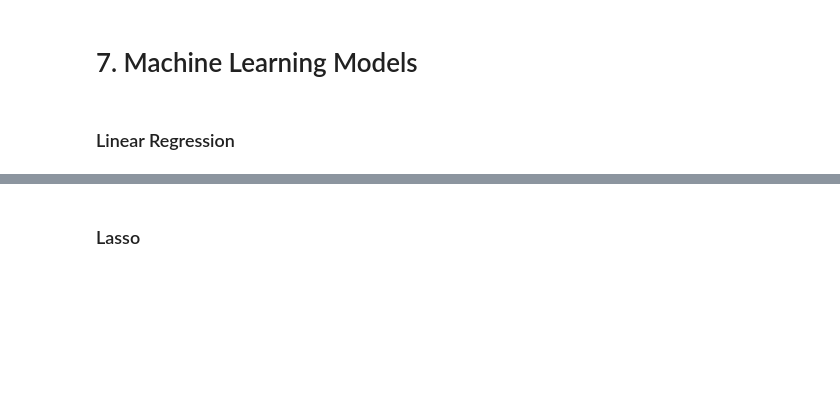
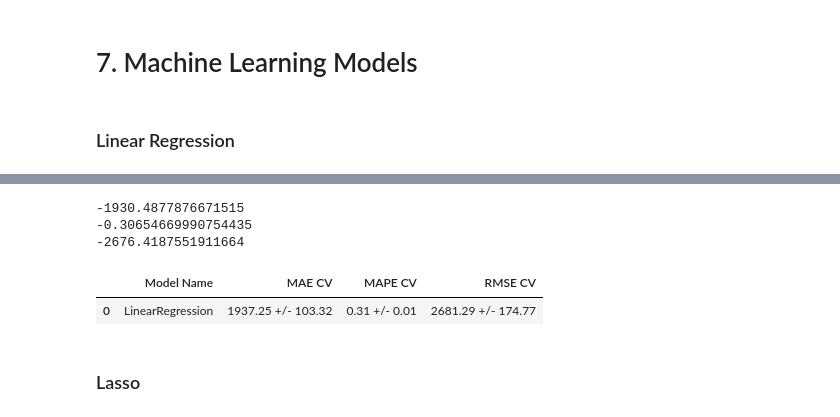
Before and after one commit to lucasstelm/rossman_sales, a Jupyter notebook: notebooks/rossman_sales_prediction.ipynb, the cells around one changed output, grey strips where cells are left out. Cells and saved outputs as stored; diff of their text form; code cells hidden in the pictures; blank space fills up the shorter version.

```diff
--- a/notebooks/rossman_sales_prediction.ipynb
+++ b/notebooks/rossman_sales_prediction.ipynb
@@ -362,2 +404,32 @@ column_transformer = ColumnTransformer(
+# %%
+class Encoder(BaseEstimator, TransformerMixin):
+    def __init__(self):
+        pass
+
+    def fit(self, X, y=None):
+
+        self.state_holiday_encoder = OneHotEncoder(handle_unknown='ignore').fit(X[['state_holiday']])
+        self.state_holiday_new_columns = self.state_holiday_encoder.get_feature_names_out()
+
+        self.store_type_encoder = OneHotEncoder(handle_unknown='ignore').fit(X[['store_type']])
+        self.store_type_new_columns = self.store_type_encoder.get_feature_names_out()
+
+        return self
+
+    def transform(self, X):
+
+        X = X.copy()
+
+        # ENCODING CATEGORICAL FEATURES
+        X['assortment'] = X['assortment'].map({'a': 1, 'b': 2, 'c': 3})
+        X['state_holiday'] = X['state_holiday'].map({'a': 'public_holiday', 'b': 'easter', 'c': 'christmas', '0': 'not_holiday'})
+
+        state_holiday_encoded = pd.DataFrame(self.state_holiday_encoder.transform(X[['state_holiday']]).toarray(), columns=self.state_holiday_new_columns, index=X.index)
+
+        store_type_encoded = pd.DataFrame(self.store_type_encoder.transform(X[['store_type']]).toarray(), columns=self.store_type_new_columns, index=X.index)
+
+        X = pd.concat([X, state_holiday_encoded, store_type_encoded], axis=1).drop(['store_type', 'state_holiday'], axis=1)
+
+        return X
 # %% [markdown]
 ## FEATURE SELECTION
@@ -378,0 +455,9 @@ lr_result_cv
+# %%
+linear_regression_pipeline = Pipeline(steps=[('data_frame_cleaner', DataFrameCleaner()),
+                                             ('attributes_adder', AttributesAdder()),
+                                             ('scaler', Scaler()),
+                                             ('encoder', Encoder()),
+                                             ('feature_selection', SelectPercentile(mutual_info_regression, percentile=65)),
+                                             ('model', LinearRegression())
+                                             ])
+linear_regression_pipeline
@@ -379 +472,3 @@ lr_result_cv
+# %%
+linear_regression_pipeline.fit(X_train, y_train).predict(X_test)
 # %%
@@ -418,3 +503,18 @@ myCViterator
+# %%
+print(cv_results['test_neg_mean_absolute_error'].mean())
+print(cv_results['test_neg_mean_absolute_percentage_error'].mean())
+print(cv_results['test_neg_root_mean_squared_error'].mean())
+# %% [output]
+-1930.4877876671515
+-0.30654669990754435
+-2676.4187551911664
+# %%
+# performance
+lr_result_cv = cross_validation(df, 5, 'LinearRegression', linear_regression_pipeline, verbose=False)
+lr_result_cv
+# %% [output]
+|  | Model Name | MAE CV | MAPE CV | RMSE CV |
+| 0 | LinearRegression | 1937.25 +/- 103.32 | 0.31 +/- 0.01 | 2681.29 +/- 174.77 |
 # %% [markdown]
 ### Lasso
 # %%
```
Also changed, not shown: parts of 38 cells of this notebook.
